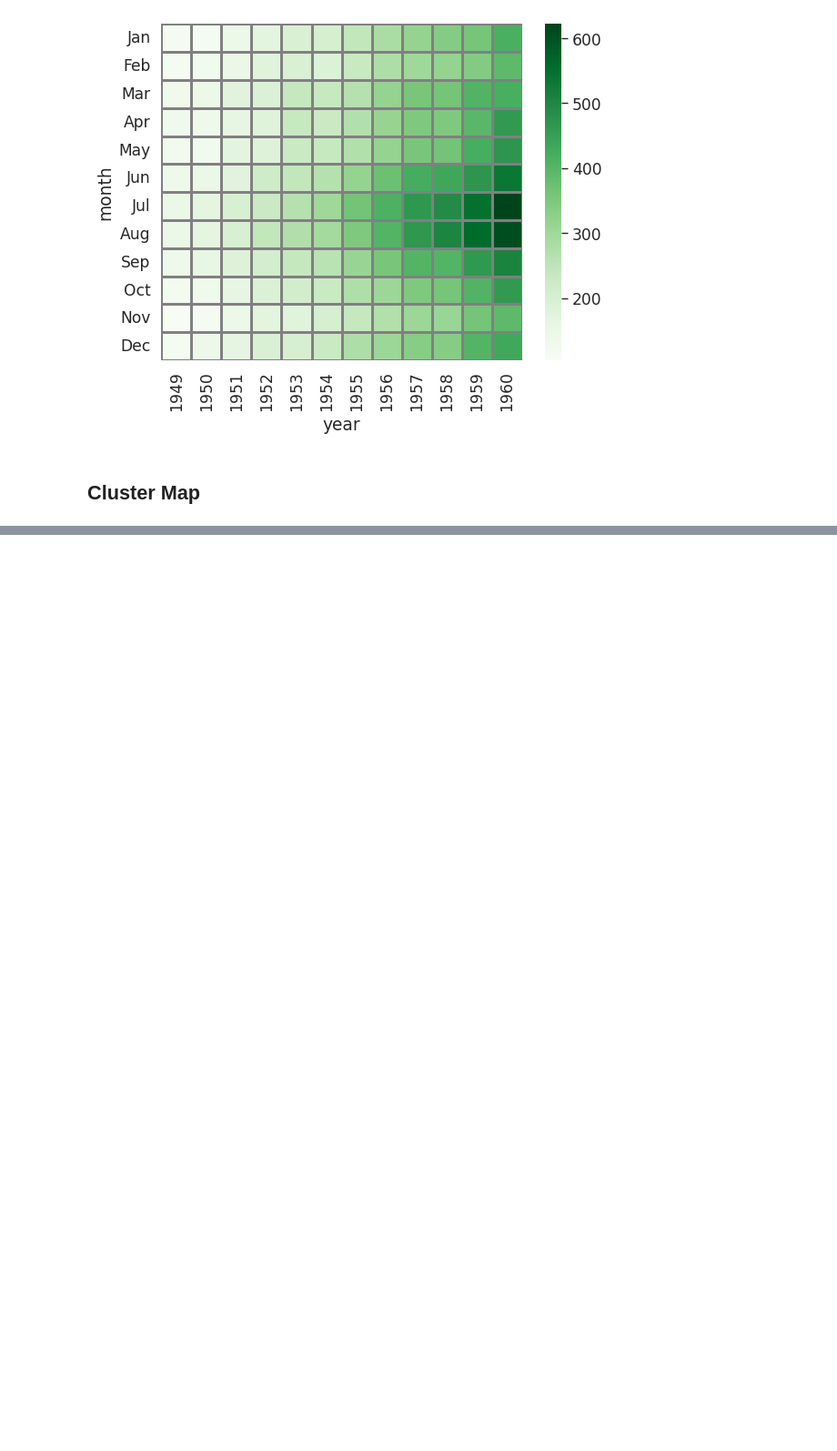
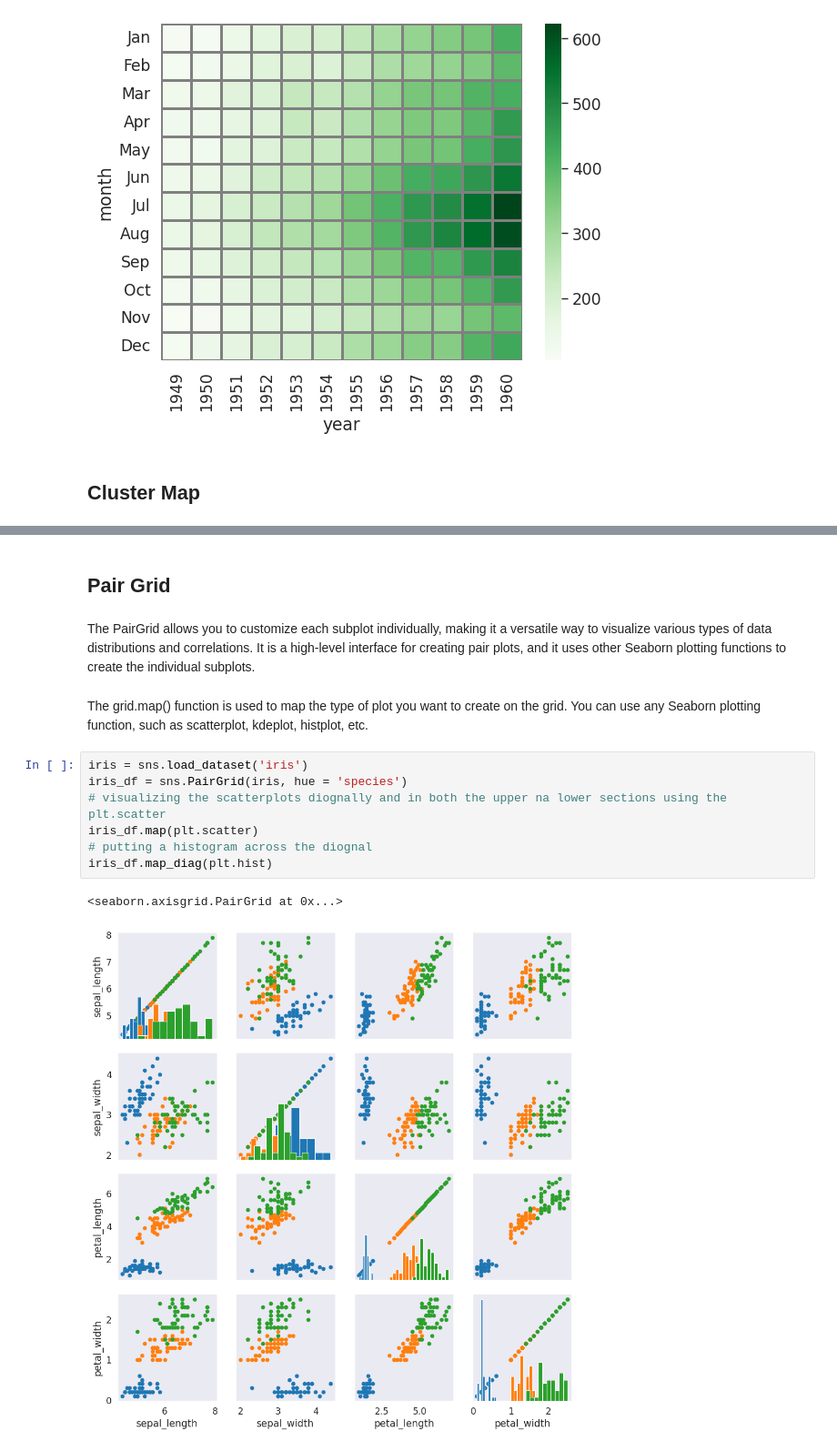
Before and after one commit to EdwinKingori/Seaborn_DataVisualizations, a Jupyter notebook: seaborn_layout.ipynb, the cells around one changed output, grey strips where cells are left out. Shown at 91% size. Cells and saved outputs as stored; diff of their text form; blank space fills up the shorter version.

```diff
--- a/seaborn_layout.ipynb
+++ b/seaborn_layout.ipynb
@@ -361,0 +396,16 @@ sns.heatmap(flights, cmap = 'Greens', linewidth = 1, linecolor = 'grey' )
+# %% [markdown]
+## Pair Grid
+# %% [markdown]
+The PairGrid allows you to customize each subplot individually, making it a versatile way to visualize various types of data distributions and correlations. It is a high-level interface for creating pair plots, and it uses other Seaborn plotting functions to create the individual subplots.
+# %% [markdown]
+The grid.map() function is used to map the type of plot you want to create on the grid. You can use any Seaborn plotting function, such as scatterplot, kdeplot, histplot, etc.
+# %%
+iris = sns.load_dataset('iris')
+iris_df = sns.PairGrid(iris, hue = 'species')
+# visualizing the scatterplots diognally and in both the upper na lower sections using the plt.scatter
+iris_df.map(plt.scatter)
+# putting a histogram across the diognal
+iris_df.map_diag(plt.hist)
+# %% [output]
+<seaborn.axisgrid.PairGrid at 0x...>
+[figure, added]
```
Also changed, not shown: parts of 12 cells of this notebook.
